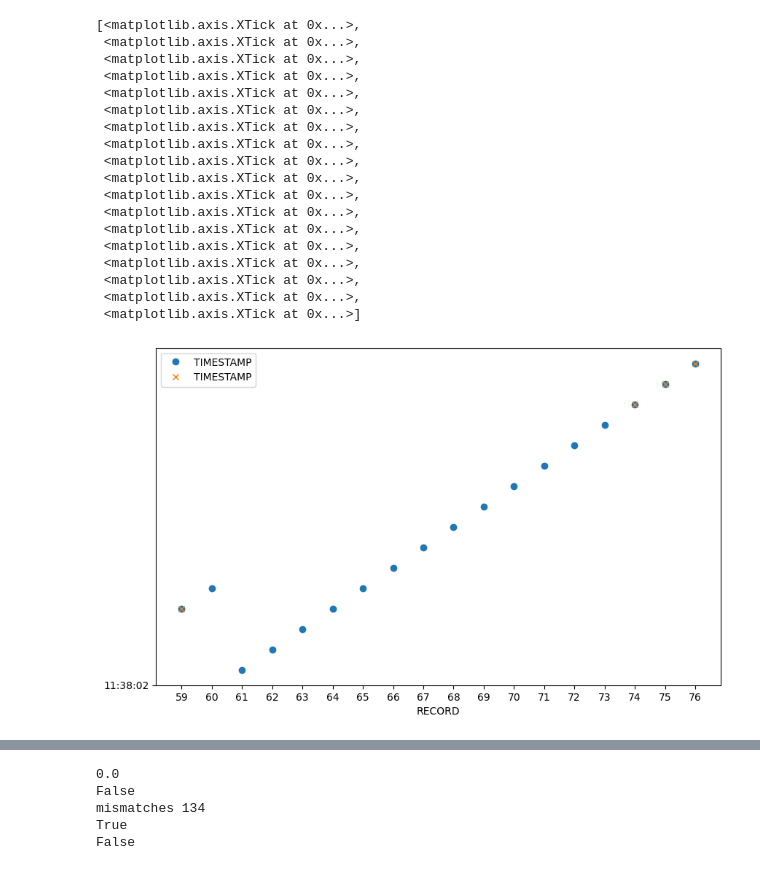
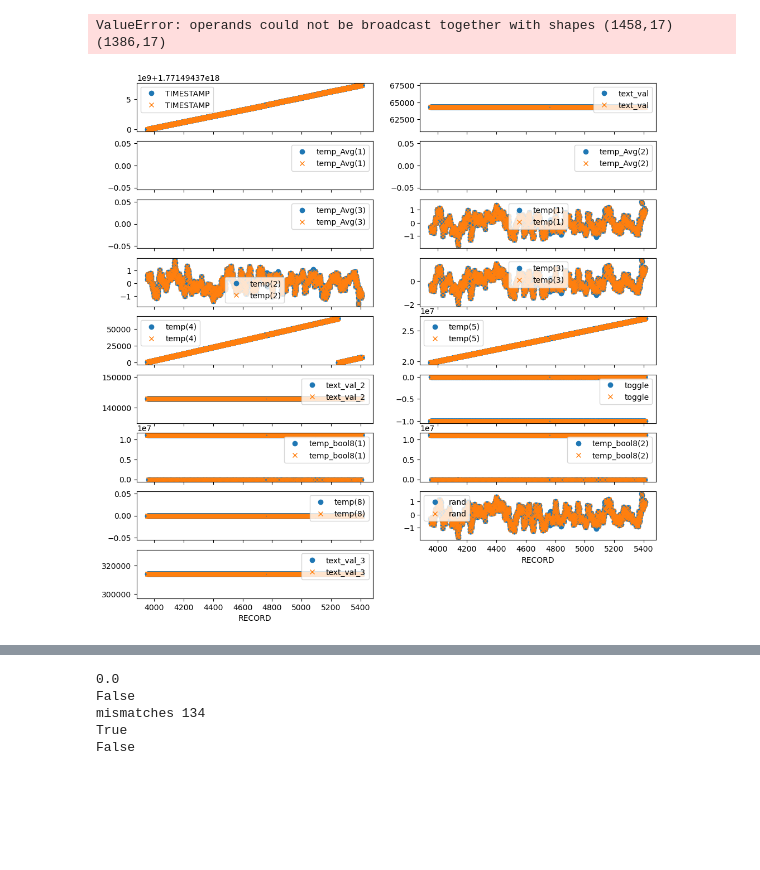
Before and after one commit to alextsfox/camp2ascii, a Jupyter notebook: test.ipynb, the cells around one changed output, grey strips where cells are left out. Drawn from its saved outputs; the diff is of its cells as text; code cells hidden in the pictures; blank space fills up the shorter version.

```diff
--- a/test.ipynb
+++ b/test.ipynb
@@ -12,56 +10,53 @@ from camp2ascii import camp2ascii
 from unittest import TestCase
 from math import ceil
 from pathlib import Path
+import warnings
+
 
 import numpy as np
 import pandas as pd
 import matplotlib.pyplot as plt
 
+import camp2ascii.formats as fmt
 from camp2ascii import camp2ascii
+
+fmt.REPAIR_MISALIGNED_MINOR_FRAMES = False
+
+
 parent = Path("/home/alextsfox/git-repos/camp2ascii/tests")
 in_dir = parent / "raw"
 
-out_dir = parent / "c2a-basic"
+out_dir = parent / "c2a"
 out_dir.mkdir(parents=True, exist_ok=True)
 for f in out_dir.iterdir():
-    f.unlink() if f.is_file() else None
+    if f.is_file():
+        f.unlink()
 
-glob_str = "*TOB3_ring1*"
-out_files = camp2ascii(str(in_dir / glob_str), out_dir)
-print(out_files)
+glob_str = "*TOB3_long2*"
+out_files = camp2ascii(str(in_dir / glob_str), out_dir, pbar=True, verbose=3)
 
-my_tob3 = pd.concat([pd.read_csv(f, skiprows=[0, 2, 3], parse_dates=["TIMESTAMP"], na_values="NAN") for f in out_files])
+my_tob3 = pd.concat([pd.read_csv(f, skiprows=[0, 2, 3], na_values="NAN") for f in out_files])
+my_tob3["TIMESTAMP"] = pd.to_datetime(my_tob3["TIMESTAMP"], format="ISO8601")
 
-ref_files = list((parent / "cc-basic").glob(glob_str))
+ref_files = list((parent / "cc").glob(glob_str))
 ref_tob3 = pd.concat([pd.read_csv(f, skiprows=[0, 2, 3], na_values="NAN") for f in ref_files])
 ref_tob3["TIMESTAMP"] = pd.to_datetime(ref_tob3["TIMESTAMP"], format="ISO8601")
 
-# my_tob3.set_index("TIMESTAMP", inplace=True)
-# ref_tob3.set_index("TIMESTAMP", inplace=True)
+print(my_tob3["TIMESTAMP"].min(), my_tob3["TIMESTAMP"].max())
 
-ref_tob3.set_index("RECORD", inplace=True)
-my_tob3.set_index("RECORD", inplace=True)
+ref_tob3["TIMESTAMP"] = ref_tob3["TIMESTAMP"].astype(np.int64)
+my_tob3["TIMESTAMP"] = my_tob3["TIMESTAMP"].astype(np.int64)
 
-ref_tob3.sort_index(inplace=True)
-my_tob3.sort_index(inplace=True)
+ref_tob3 = ref_tob3.astype(np.float64)
+my_tob3 = my_tob3.astype(np.float64)
 
-# ref_tob3 = ref_tob3.loc[~ref_tob3.index.duplicated(keep="first")]
-# my_tob3 = my_tob3.loc[~my_tob3.index.duplicated(keep="first")]
+ref_tob3 = ref_tob3.set_index("RECORD")
+my_tob3 = my_tob3.set_index("RECORD")
+ref_tob3 = ref_tob3.sort_index()
+my_tob3 = my_tob3.sort_index()
 
-# ref_tob3 = ref_tob3.sort_index()
-# my_tob3 = my_tob3.sort_index()
-# timestamps = ref_tob3.index.intersection(my_tob3.index)
-# ref_tob3 = ref_tob3.loc[timestamps]
-# my_tob3 = my_tob3.loc[timestamps]
+axs = ref_tob3.plot(subplots=True, figsize=(12, 12), color="C0", style='o', layout=(ceil(my_tob3.shape[1]/2), 2))
+my_tob3.plot(subplots=True, figsize=(10, 6), color="C1", style='x', ax=axs.flatten()[:my_tob3.shape[1]]);
 
-# np.allclose(ref_tob3.values, my_tob3.values, equal_nan=True)
-
-start, end = "2026-02-18 11:38:03.000", "2026-02-18 11:38:06.400"
-start, end = 59, 76
-axs = ref_tob3.loc[start:end, "TIMESTAMP"].plot(subplots=True, sharex=True, figsize=(10, 6), color="C0", style='o')#, layout=(ceil(ref_tob3.shape[1]/3), 3))
-my_tob3.loc[start:end, "TIMESTAMP"].plot(subplots=True, sharex=True, figsize=(10, 6), color="C1", style='x')#, ax=axs.flatten()[:my_tob3.shape[1]])
-plt.legend()
-
-axs[0].set_xticks(np.arange(start, end+1, 1))
-# axs[0, 1].set_ylim(22.75, 22.9)
+np.isclose(ref_tob3.values, my_tob3.values, equal_nan=True).all()
 # %% [output]
@@ -72,20 +70,3 @@ axs[0].set_xticks(np.arange(start, end+1, 1))
-[<matplotlib.axis.XTick at 0x...>,
- <matplotlib.axis.XTick at 0x...>,
- <matplotlib.axis.XTick at 0x...>,
- <matplotlib.axis.XTick at 0x...>,
- <matplotlib.axis.XTick at 0x...>,
- <matplotlib.axis.XTick at 0x...>,
- <matplotlib.axis.XTick at 0x...>,
- <matplotlib.axis.XTick at 0x...>,
- <matplotlib.axis.XTick at 0x...>,
- <matplotlib.axis.XTick at 0x...>,
- <matplotlib.axis.XTick at 0x...>,
- <matplotlib.axis.XTick at 0x...>,
- <matplotlib.axis.XTick at 0x...>,
- <matplotlib.axis.XTick at 0x...>,
- <matplotlib.axis.XTick at 0x...>,
- <matplotlib.axis.XTick at 0x...>,
- <matplotlib.axis.XTick at 0x...>,
- <matplotlib.axis.XTick at 0x...>]
+ValueError: operands could not be broadcast together with shapes (1458,17) (1386,17)
-[figure, old version]
+[figure, new version]
 # %%
```
Also changed, not shown: parts of 5 cells of this notebook, 53 other files.
